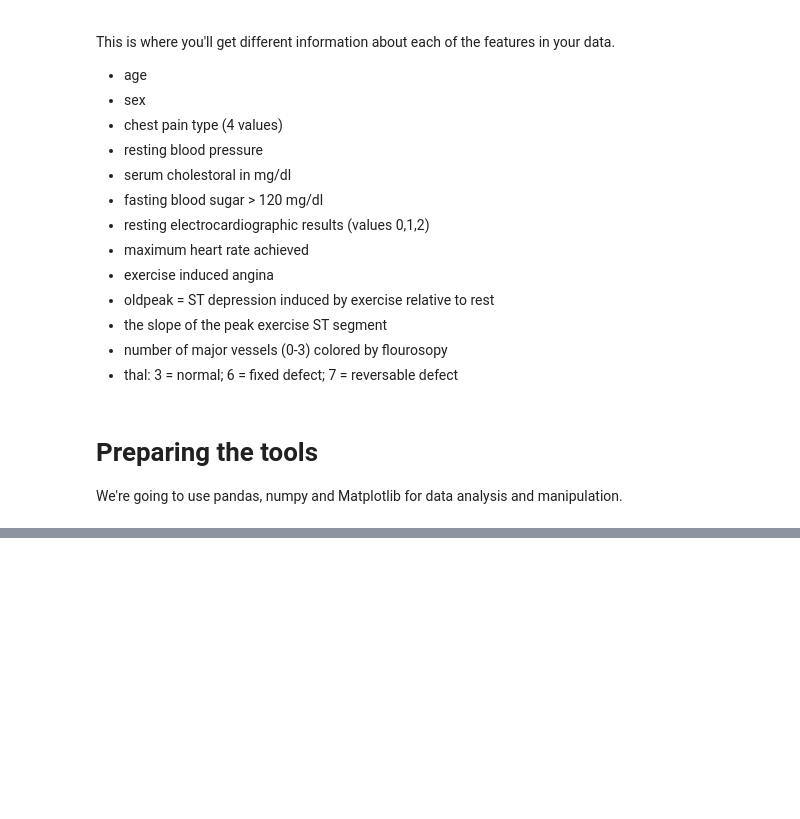
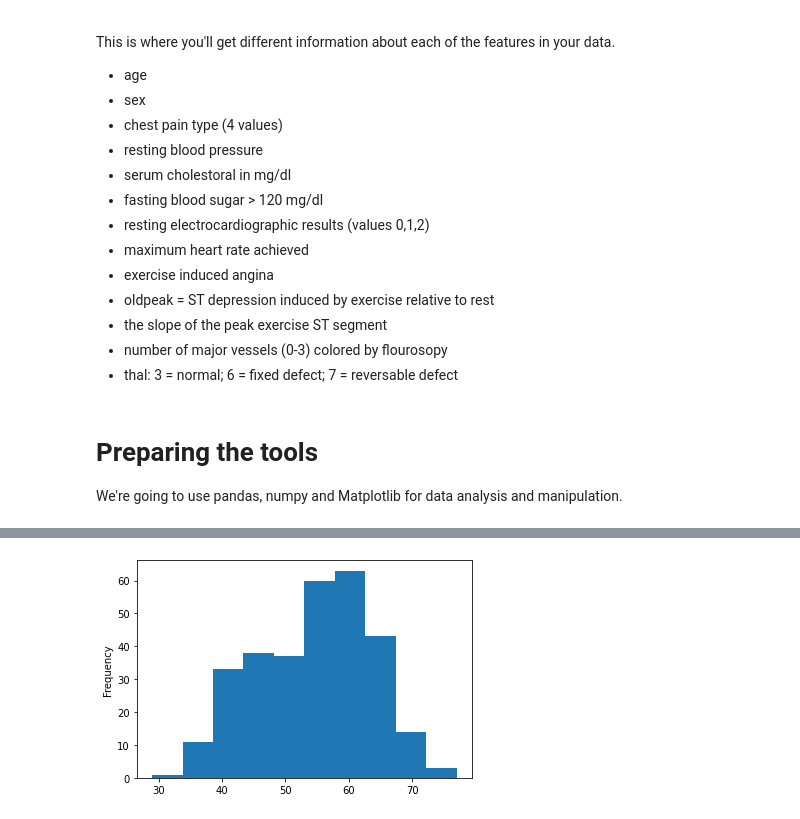
Before and after one commit to nastalique-tariq/heart-disease-prediction, a Jupyter notebook: heart-disease-prediction.ipynb, the cells around one changed output, grey strips where cells are left out. Drawn from its saved outputs; the diff is of its cells as text; code cells hidden in the pictures; blank space fills up the shorter version.

```diff
--- a/heart-disease-prediction.ipynb
+++ b/heart-disease-prediction.ipynb
@@ -143,0 +195,6 @@ dtype: int64
+# %%
+# Check the distribution of the age column with a histogram.
+
+df.age.plot.hist();
+# %% [output]
+[figure, added]
```
Also changed, not shown: parts of 36 cells of this notebook.
